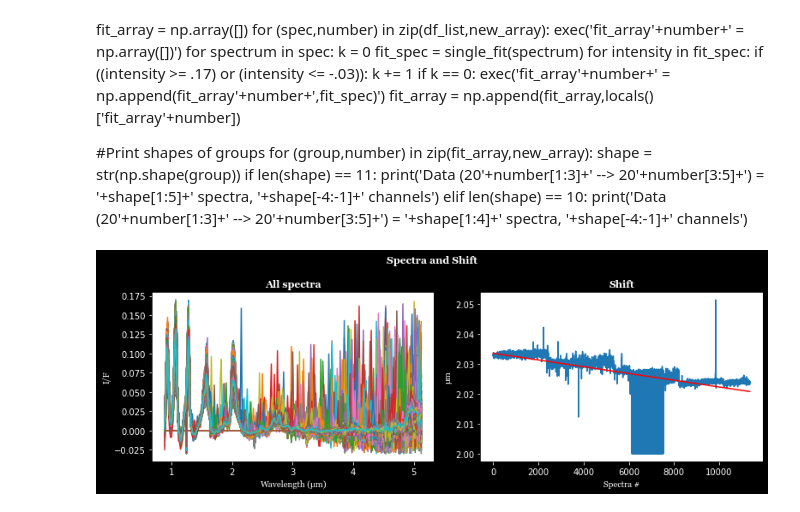
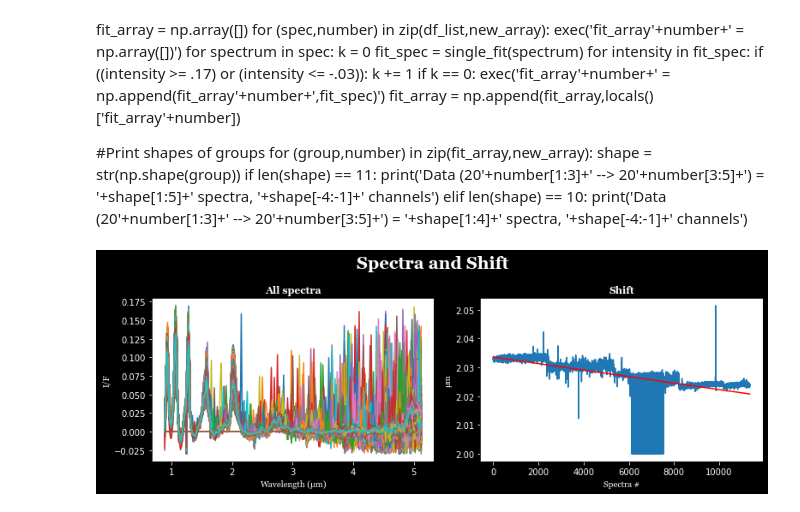
Before and after one commit to lucaslibshutz/spectralResearch, a Jupyter notebook: spectral_fitting_4.5.ipynb, the cells around one changed output. Saved outputs shown, nothing was run; the diff lists cells and outputs as text; code cells hidden in the pictures.

```diff
--- a/spectral_fitting_4.5.ipynb
+++ b/spectral_fitting_4.5.ipynb
@@ -204,24 +204,24 @@ for (group,number) in zip(fit_array,new_array):
 # %%
 %matplotlib inline
 fig,axs = plt.subplots(1,2,figsize=(11,4),facecolor='black')
-fig.suptitle('Spectra and Shift',color='white',fontname='Georgia',fontweight='bold')
+fig.suptitle('Spectra and Shift',color='white',fontname='Georgia',fontweight='bold',fontsize=20)
 for spectrum in total_array:
     axs[0].plot(vims_wave,spectrum)
 axs[0].set_title('All spectra',color='white',fontname='Georgia',fontweight='bold')
 axs[1].set_title('Shift',color='white',fontname='Georgia',fontweight='bold')
 axs[0].set_xlabel('Wavelength (µm)',color='white',fontname='Georgia')
 axs[0].set_ylabel('I/F',color='white',fontname='Georgia')
 axs[1].set_xlabel('Spectra #',color='white',fontname='Georgia')
 axs[1].set_ylabel('µm',color='white',fontname='Georgia')
 x = np.linspace(0,length,length)
 p = np.polyval(np.polyfit(x,mean_list,1),x)
 axs[1].plot(x,mean_list)
 axs[1].plot(x,p,color='red')
 for ax in fig.get_axes():
     ax.tick_params(axis='x',colors='white')
     ax.tick_params(axis='y',colors='white')
 
 fig.tight_layout()
 plt.show()
 # %% [output]
-[figure, old version]
+[figure, new version]
```
Also changed, not shown: 1 other file.
